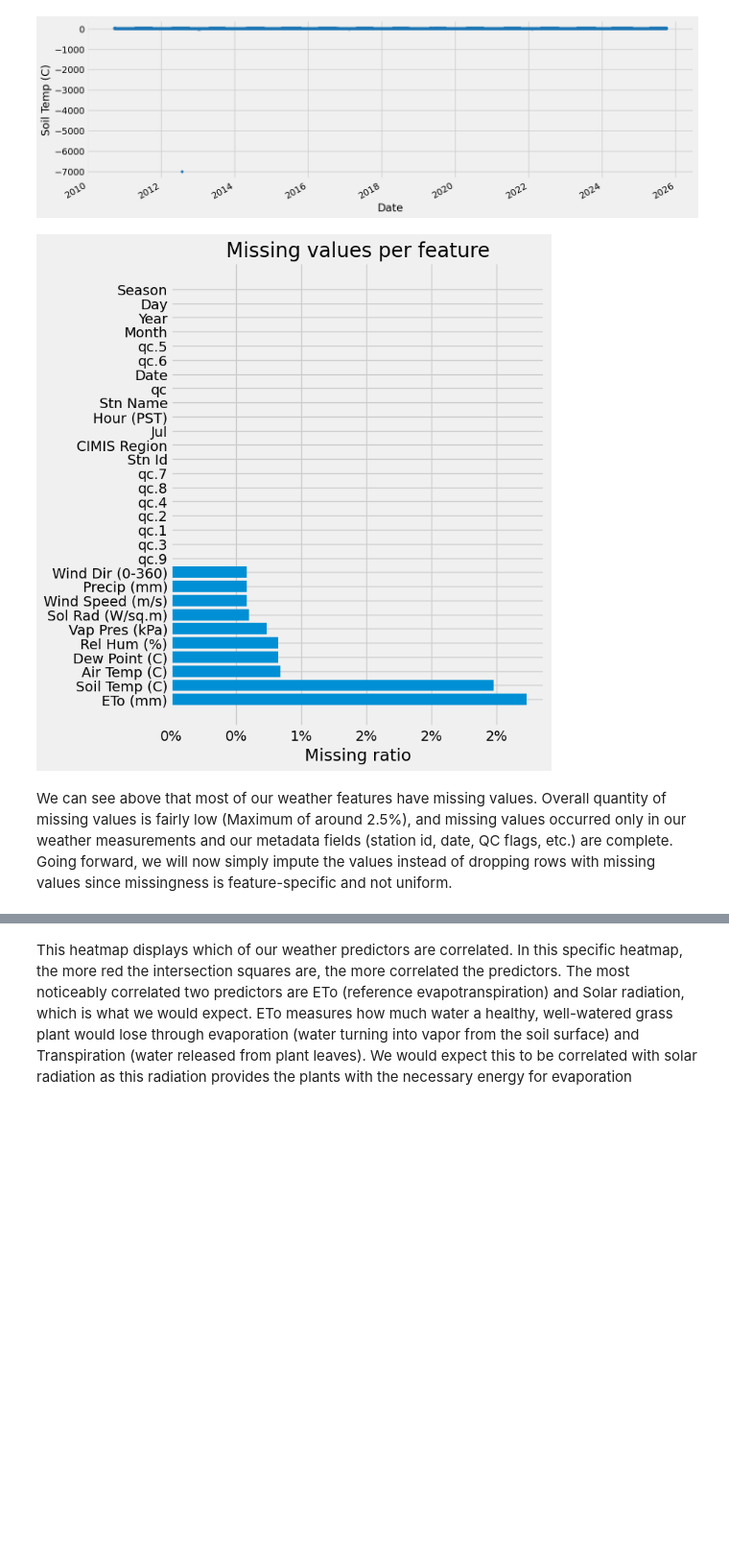
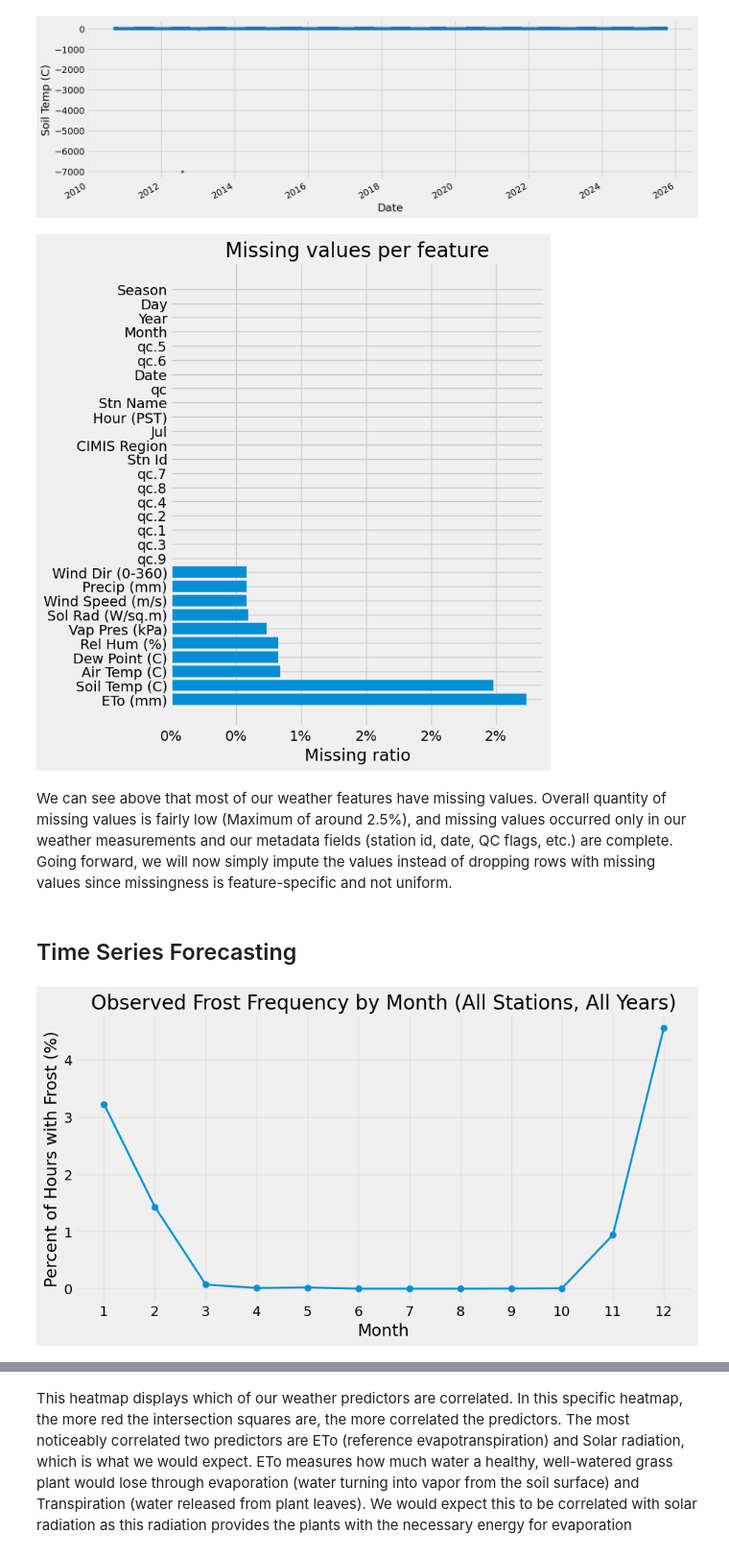
Before and after one commit to Aziz-Saries/frost-project, a Jupyter notebook: F3Project (12).ipynb, the cells around one changed output, grey strips where cells are left out. Shown at 96% size. Cells and saved outputs as stored; diff of their text form; code cells hidden in the pictures; blank space fills up the shorter version.

Commit message:
Add files via upload
Added my time series

```diff
--- a/F3Project (12).ipynb
+++ b/F3Project (12).ipynb
@@ -27,7 +35,5 @@ C:\Users\saries
 # %%
-os.chdir('C:/Users/saries/Desktop/F3 Project')
-
-df = pd.read_csv('cimis_all_stations.csv.gz')
+df = pd.read_csv("cimis_all_stations_clean.csv")
 # %%
 df.head()
 # %% [output]
@@ -129,6 +134,34 @@ plt.xlabel("Missing ratio")
 plt.title("Missing values per feature")
 plt.show()
 # %% [output]
-[figure, old version]
+[figure, new version]
 # %% [markdown]
 We can see above that most of our weather features have missing values. Overall quantity of missing values is fairly low (Maximum of around 2.5%), and missing values occurred only in our weather measurements and our metadata fields (station id, date, QC flags, etc.) are complete. Going forward, we will now simply impute the values instead of dropping rows with missing values since missingness is feature-specific and not uniform.
+# %% [markdown]
+## Time Series Forecasting
+# %%
+# Build timestamp
+df["Date"] = pd.to_datetime(df["Date"])
+df["hour"] = (df["Hour (PST)"] // 100).astype(int)
+df["timestamp"] = df["Date"] + pd.to_timedelta(df["hour"], unit='h')
+
+# Frost event
+df["frost"] = (df["Air Temp (C)"] < 0).astype(int)
+
+# Extract month
+df["month"] = df["timestamp"].dt.month
+
+# Monthly frost frequency (percentage of hours that are frost)
+monthly = df.groupby("month")["frost"].mean() * 100
+
+plt.figure(figsize=(10,5))
+plt.plot(monthly.index, monthly.values, marker='o', linewidth=2)
+
+plt.title("Observed Frost Frequency by Month (All Stations, All Years)")
+plt.xlabel("Month")
+plt.ylabel("Percent of Hours with Frost (%)")
+plt.xticks(range(1,13))
+plt.grid(alpha=0.3)
+plt.show()
+# %% [output]
+[figure, added]
```
Also changed, not shown: parts of 6 cells of this notebook.
